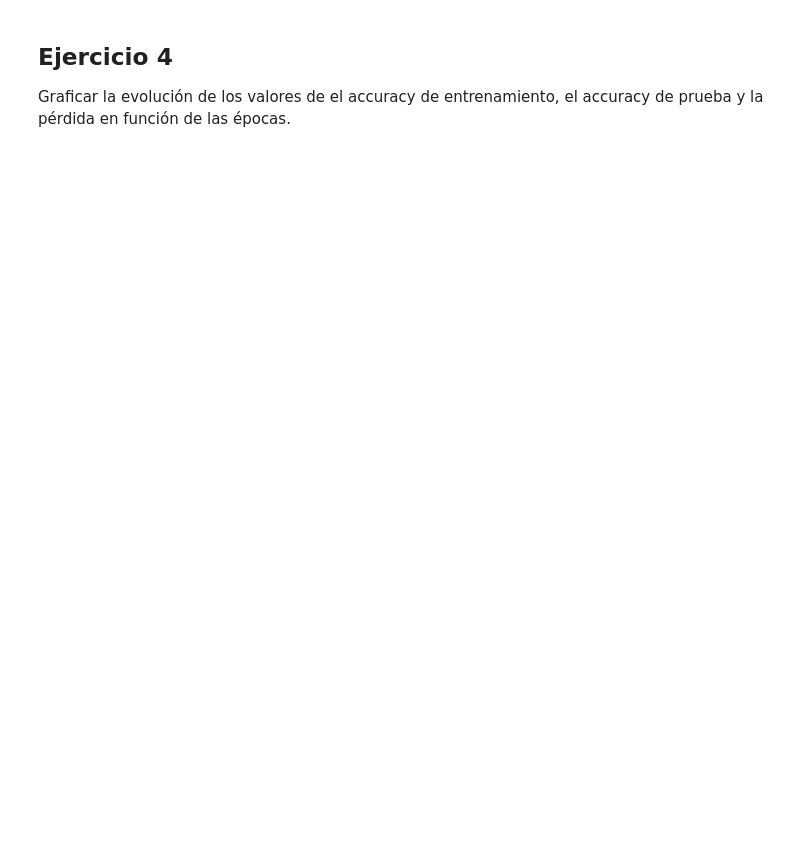
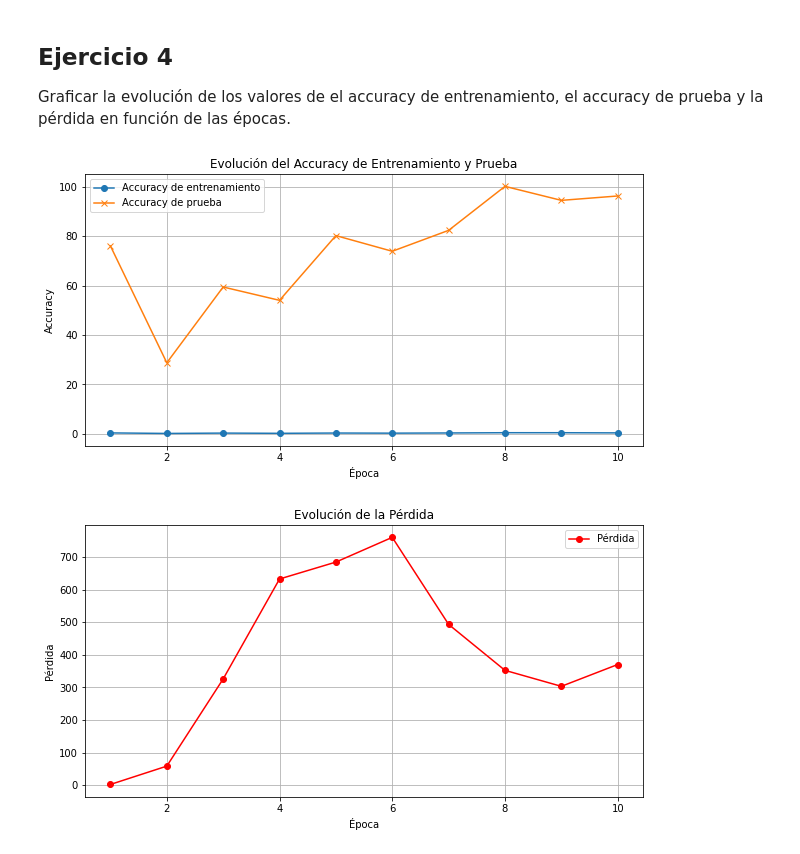
Before and after one commit to victoriaskapin/deepLearningTraining, a Jupyter notebook: clase2/Ejercicios.ipynb, the cells around one changed output. Saved outputs shown, nothing was run; the diff lists cells and outputs as text; code cells hidden in the pictures; blank space fills up the shorter version.

```diff
--- a/clase2/Ejercicios.ipynb
+++ b/clase2/Ejercicios.ipynb
@@ -129,0 +160,14 @@ Utilizar las funciones anteriores para entrenar efectivamente a la red. Entrenar
+# %%
+#inserte su código aquí
+num_epochs = 10
+batch_size = 256
+train_iter, test_iter = load_data_fashion_mnist(batch_size)
+lr = 0.01
+# Entrenamiento de la red
+metrics = train(net, train_iter, test_iter, loss, num_epochs, trainer)
+
+# Imprime los resultados de cada época
+for epoch, loss, acc, test_acc in metrics:
+    print(f'Época [{epoch}/{num_epochs}], Pérdida: {loss:.4f}, Acc: {acc:.4f}, TestAcc: {test_acc:.4f}')
+
+print('Entrenamiento completado.')
@@ -134,0 +195,35 @@ Graficar la evolución de los valores de el accuracy de entrenamiento, el accura
+# %%
+#inserte su código aquí
+import matplotlib.pyplot as plt
+
+# Supongamos que ya tienes los resultados en la lista `metrics`
+# Cada elemento de la lista es una tupla (epoch, L, Acc, TestAcc)
+
+epochs = [epoch for epoch, _, _, _ in metrics]
+train_accuracy = [acc for _, _, acc, _ in metrics]
+test_accuracy = [test_acc for _, _, _, test_acc in metrics]
+loss = [loss for _, loss, _, _ in metrics]
+
+# Graficar el accuracy de entrenamiento y de prueba
+plt.figure(figsize=(10, 5))
+plt.plot(epochs, train_accuracy, label='Accuracy de entrenamiento', marker='o')
+plt.plot(epochs, test_accuracy, label='Accuracy de prueba', marker='x')
+plt.xlabel('Época')
+plt.ylabel('Accuracy')
+plt.title('Evolución del Accuracy de Entrenamiento y Prueba')
+plt.legend()
+plt.grid(True)
+plt.show()
+
+# Graficar la pérdida
+plt.figure(figsize=(10, 5))
+plt.plot(epochs, loss, label='Pérdida', marker='o', color='r')
+plt.xlabel('Época')
+plt.ylabel('Pérdida')
+plt.title('Evolución de la Pérdida')
+plt.legend()
+plt.grid(True)
+plt.show()
+# %% [output]
+[figure, added]
+[figure, added]
```
Also changed, not shown: parts of 12 cells of this notebook, 3 other files.
